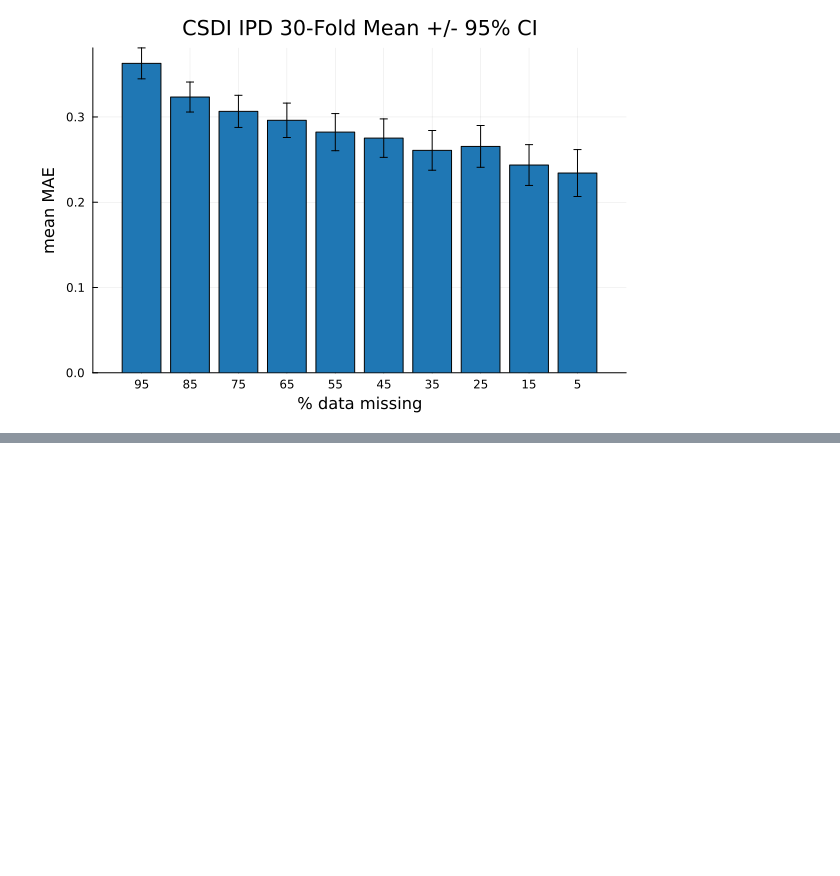
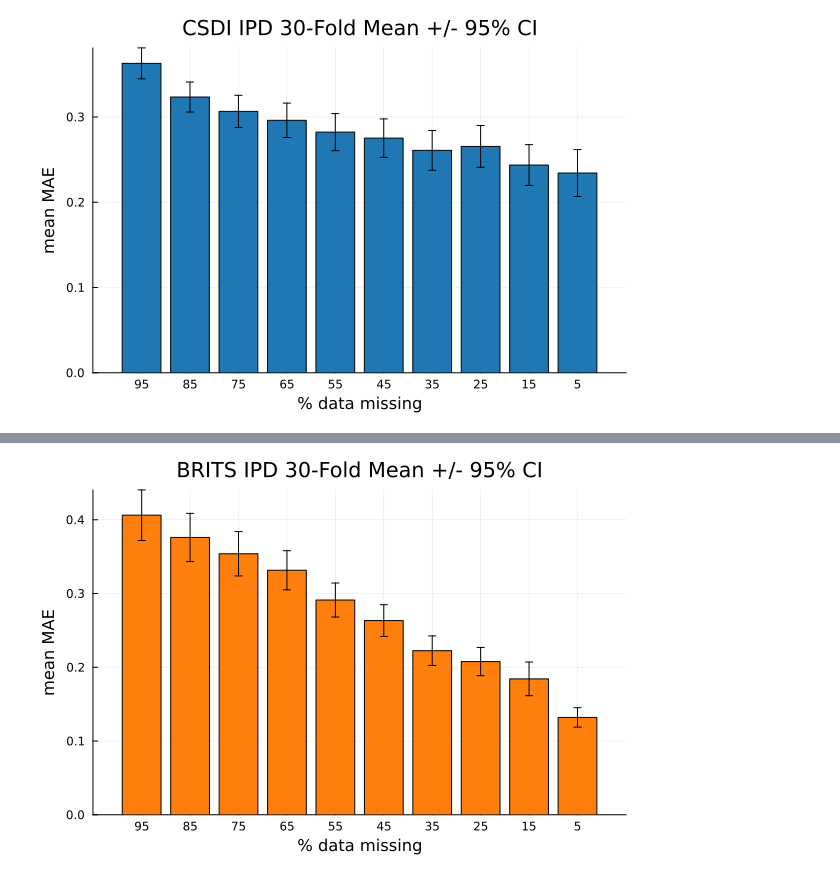
Before and after one commit to jmoo2880/QuantumInspiredML, a Jupyter notebook: FinalBenchmarks/ItalyPower/process_all_imputation_benchmarks.ipynb, the cells around one changed output, grey strips where cells are left out. Cells and saved outputs as stored; diff of their text form; code cells hidden in the pictures; blank space fills up the shorter version.

Commit message:
IPD results python processed

```diff
--- a/FinalBenchmarks/ItalyPower/process_all_imputation_benchmarks.ipynb
+++ b/FinalBenchmarks/ItalyPower/process_all_imputation_benchmarks.ipynb
@@ -70,3 +70,7 @@ xflip!(true)
 #savefig("ipd_csdi_only.svg")
 # %% [output]
 [figure]
+# %%
+per_pm_mean_all_folds_brits = [mean([mean(extract_fold_pm(brits_results, f, pm)) for f in 0:29]) for pm in 5:10:95]
+per_pm_std_all_folds_brits = [std([mean(extract_fold_pm(brits_results, f, pm)) for f in 0:29]) for pm in 5:10:95]/sqrt(30)
+per_pm_95ci_all_folds_brits = 1.96 * per_pm_std_all_folds_brits
@@ -72,0 +89,10 @@ xflip!(true)
+# %%
+bar(per_pm_mean_all_folds_brits, yerr=per_pm_95ci_all_folds_brits,
+    xlabel="% data missing", label="", ylabel="mean MAE",
+    xticks=([1, 2, 3, 4, 5, 6, 7, 8, 9, 10],
+    ["5", "15", "25", "35", "45", "55", "65", "75", "85", "95"]),
+    title="BRITS IPD 30-Fold Mean +/- 95% CI", c=pal[2])
+xflip!(true)
+#savefig("ipd_brits_only.svg")
+# %% [output]
+[figure, added]
```
Also changed, not shown: parts of 5 cells of this notebook, 4 other files.
